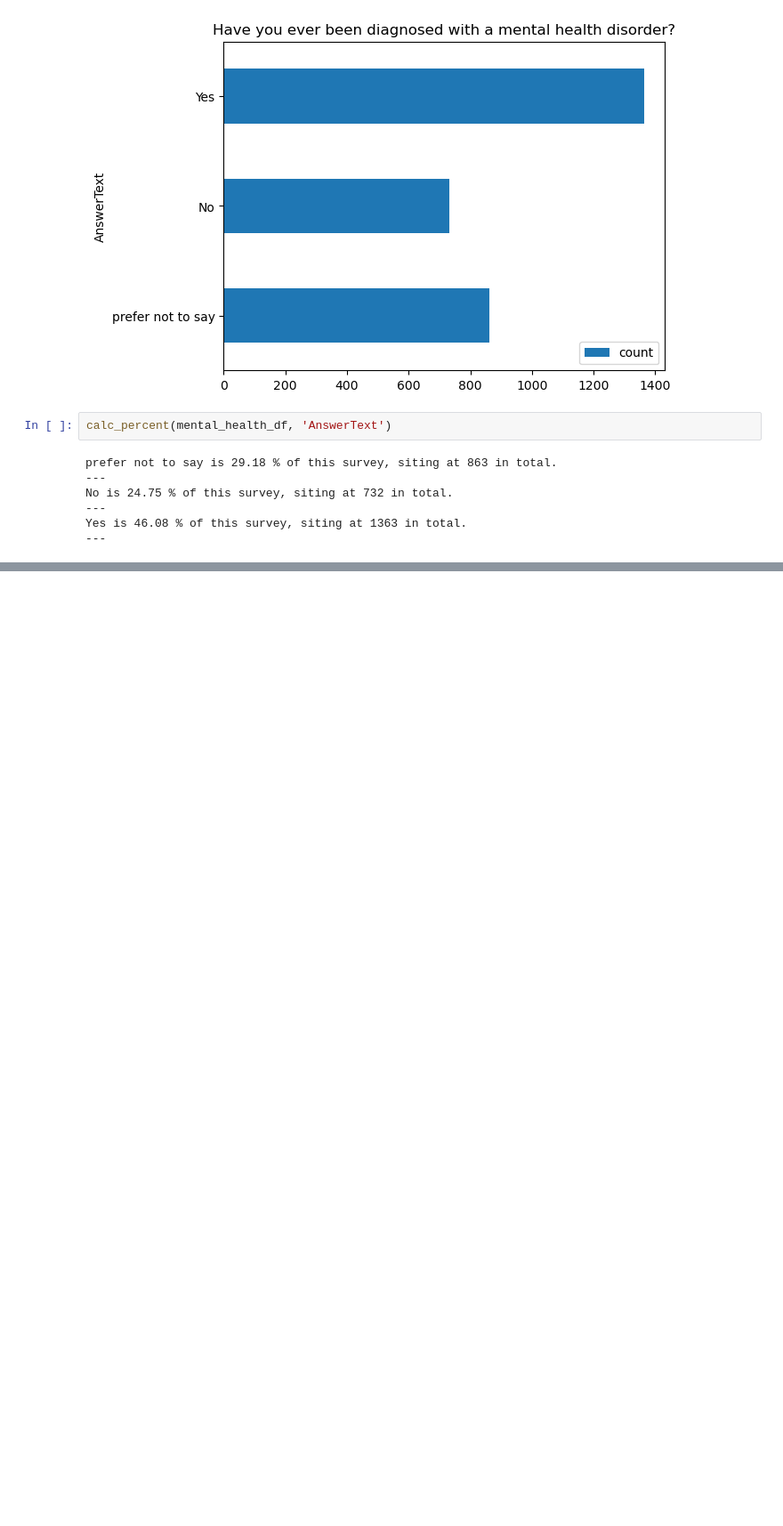
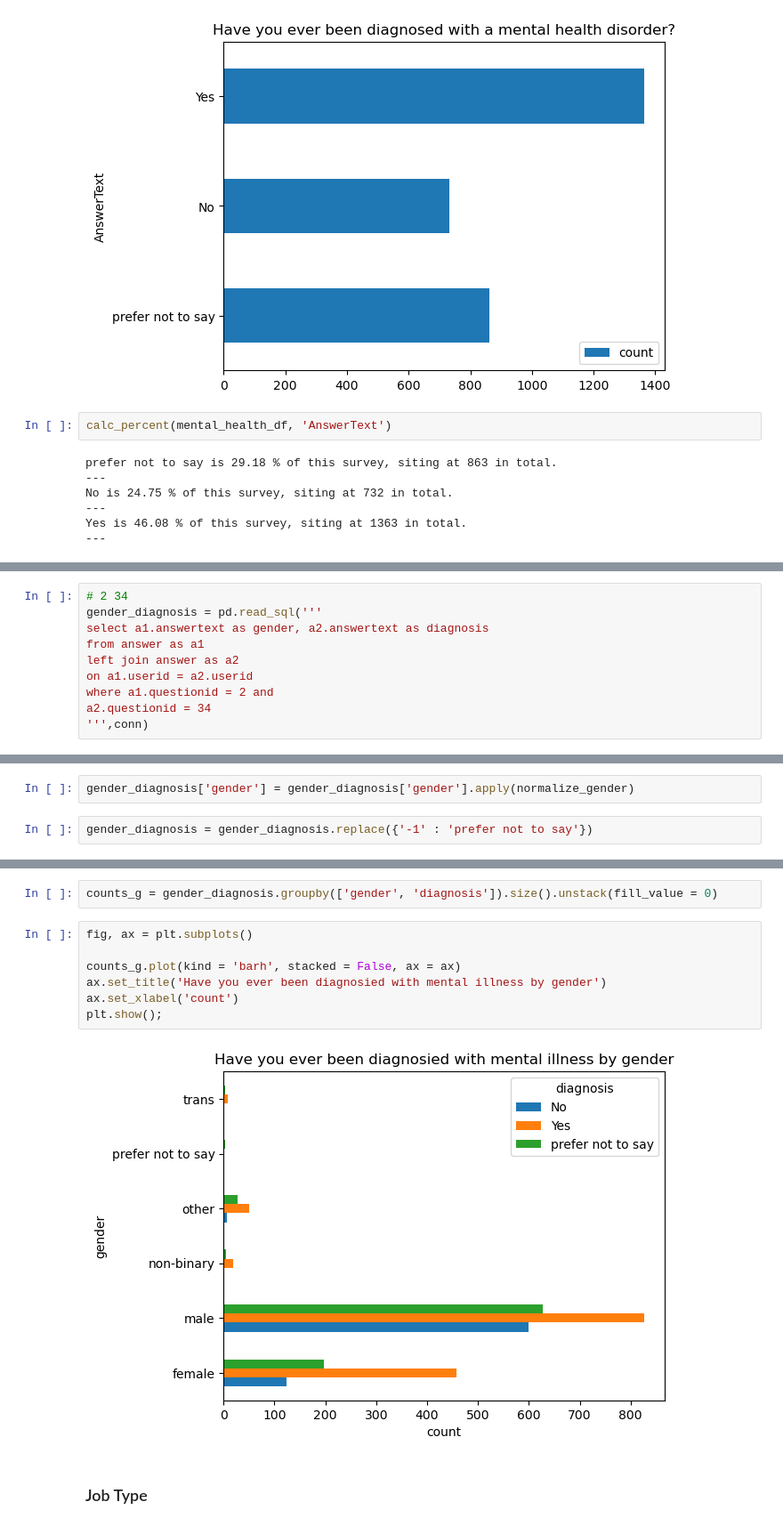
Before and after one commit to Djohnson1313/mental_health_sql, a Jupyter notebook: mental_health_analysis.ipynb, the cells around one changed output, grey strips where cells are left out. Shown at 89% size. Drawn from its saved outputs; the diff is of its cells as text; blank space fills up the shorter version.

Commit message:
age, gender, job breakdown

```diff
--- a/mental_health_analysis.ipynb
+++ b/mental_health_analysis.ipynb
@@ -665,0 +749,10 @@ Yes is 46.08 % of this survey, siting at 1363 in total.
+# %%
+# 2 34
+gender_diagnosis = pd.read_sql('''
+select a1.answertext as gender, a2.answertext as diagnosis
+from answer as a1
+left join answer as a2
+on a1.userid = a2.userid
+where a1.questionid = 2 and
+a2.questionid = 34
+''',conn)
@@ -665,0 +768,4 @@ Yes is 46.08 % of this survey, siting at 1363 in total.
+# %%
+gender_diagnosis['gender'] = gender_diagnosis['gender'].apply(normalize_gender)
+# %%
+gender_diagnosis = gender_diagnosis.replace({'-1' : 'prefer not to say'})
@@ -665,0 +794,13 @@ Yes is 46.08 % of this survey, siting at 1363 in total.
+# %%
+counts_g = gender_diagnosis.groupby(['gender', 'diagnosis']).size().unstack(fill_value = 0)
+# %%
+fig, ax = plt.subplots()
+
+counts_g.plot(kind = 'barh', stacked = False, ax = ax)
+ax.set_title('Have you ever been diagnosied with mental illness by gender')
+ax.set_xlabel('count')
+plt.show();
+# %% [output]
+[figure, added]
+# %% [markdown]
+### Job Type
```
Also changed, not shown: parts of 22 cells of this notebook.
